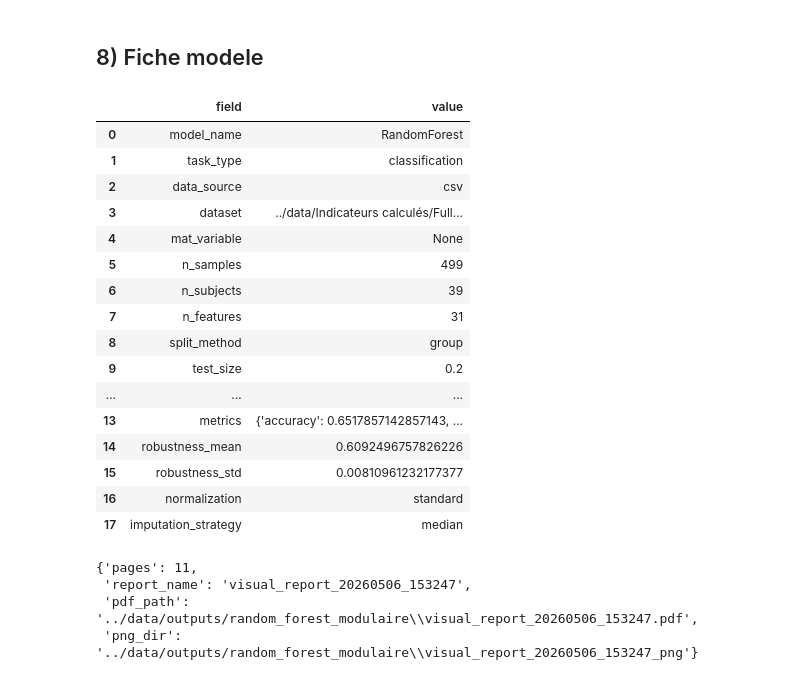
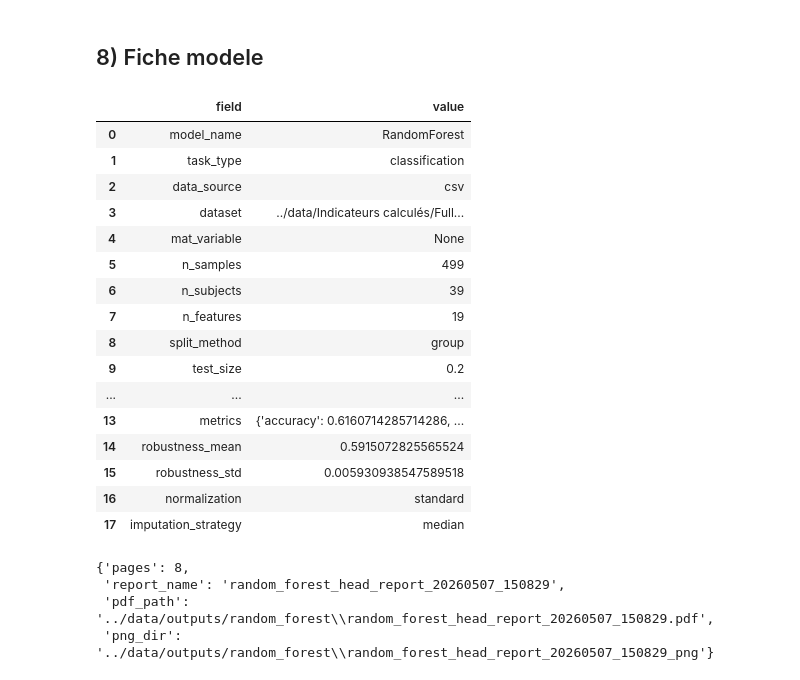
Before and after one commit to LucasCrmt/cybersickness-early-detection, a Jupyter notebook: cybersickness/RandomForest.ipynb, the cells around one changed output. Saved outputs shown, nothing was run; the diff lists cells and outputs as text; code cells hidden in the pictures.

```diff
--- a/cybersickness/RandomForest.ipynb
+++ b/cybersickness/RandomForest.ipynb
@@ -63,7 +63,24 @@ PREPROCESS_PROFILE = {
     # Colonnes a exclure des features (insensible a la casse)
     "exclude_features": ["minute", "Minute"],
     # include_features : "all" ou liste de colonnees à inclure
-    "include_features": "all",
+    "include_features": [
+        "Amp01X",
+        "Amp01Y",
+        "Amp01Z",
+        "Amp04X",
+        "Amp04Y",
+        "Amp04Z",
+        "TotMovX",
+        "TotMovY",
+        "TotMovZ",
+        "TotMovXYZ",
+        "%Pow01X",
+        "%Pow01Y",
+        "%Pow01Z",
+        "%Pow04X",
+        "%Pow04Y",
+        "%Pow04Z",
+    ],
 }
 
 TARGET_PROFILE = {
@@ -97,26 +114,29 @@ EVAL_PROFILE = {
 }
 
 OUTPUT_PROFILE = {
-    "output_dir": r"../data/outputs/random_forest_modulaire",
+    "output_dir": r"../data/outputs/random_forest",
     "save_model_card": True,
     "save_visual_report": True,
     "visual_report_format": "both",  # pdf / png / both
-    "visual_report_name": "visual_report",
+    "visual_report_name": "random_forest_head_report",
     # "all" pour tout, ou une liste explicite de fonctions
     "visual_report_functions": [
         "visual_cover_page",
         "visual_split_report",
         "visual_correlation_pages",
+        "visual_confusion_matrix",
+        "visual_feature_importance",
+        "visual_pca",
         "visual_violin_pages",
-        "visual_clipping_boxplots",
     ],
     "max_corr_features": 32,
     "max_violin_features": 48,
     "violin_features_per_page": 10,
+    "top_n_importance": 20, # nombre de features dans le graphe d'importance
     # Texte libre presente sur la page de garde du rapport visuel (optionnel)
     "hypothesis": (
         """
-            Les indicateurs
+            Nous regardons ici la performance de random forest sur les données de mouvement de tête seulement.
         """
     ),
 }
@@ -409,44 +429,50 @@ model_card = build_model_card(
     model_profile=MODEL_PROFILE,
     data_profile=DATA_PROFILE,
     best_params=best_params,
     metrics=metrics,
     noise_scores=noise_scores,
     preprocess_profile=PREPROCESS_PROFILE,
 )
 
 display(pd.DataFrame([{"field": k, "value": str(v)} for k, v in model_card.items()]))
 
 export_visual_report(
     dataset_df=dataset_df,
     feature_cols=feature_cols,
     model_profile=MODEL_PROFILE,
     output_profile=OUTPUT_PROFILE,
     train_idx=train_idx,
     val_idx=val_idx,
     test_idx=test_idx,
     target_profile=TARGET_PROFILE,
+    data_profile=DATA_PROFILE,
     raw_df=raw_df,
-    preprocess_profile=PREPROCESS_PROFILE
+    preprocess_profile=PREPROCESS_PROFILE,
+    final_model=final_model,
+    pred_test=pred_test,
+    y_test=y_test,
+    metrics=metrics,
+    X_test_imp=X_test_imp,
 )
 # %% [output]
 |  | field | value |
 | 0 | model_name | RandomForest |
 | 1 | task_type | classification |
 | 2 | data_source | csv |
 | 3 | dataset | ../data/Indicateurs calculés/Full... |
 | 4 | mat_variable | None |
 | 5 | n_samples | 499 |
 | 6 | n_subjects | 39 |
-| 7 | n_features | 31 |
+| 7 | n_features | 19 |
 | 8 | split_method | group |
 | 9 | test_size | 0.2 |
 | ... | ... | ... |
-| 13 | metrics | {'accuracy': 0.6517857142857143, ... |
-| 14 | robustness_mean | 0.6092496757826226 |
-| 15 | robustness_std | 0.00810961232177377 |
+| 13 | metrics | {'accuracy': 0.6160714285714286, ... |
+| 14 | robustness_mean | 0.5915072825565524 |
+| 15 | robustness_std | 0.005930938547589518 |
 | 16 | normalization | standard |
 | 17 | imputation_strategy | median |
-{'pages': 11,
- 'report_name': 'visual_report_20260506_153247',
- 'pdf_path': '../data/outputs/random_forest_modulaire\\visual_report_20260506_153247.pdf',
- 'png_dir': '../data/outputs/random_forest_modulaire\\visual_report_20260506_153247_png'}
+{'pages': 8,
+ 'report_name': 'random_forest_head_report_20260507_150829',
+ 'pdf_path': '../data/outputs/random_forest\\random_forest_head_report_20260507_150829.pdf',
+ 'png_dir': '../data/outputs/random_forest\\random_forest_head_report_20260507_150829_png'}
```
Also changed, not shown: parts of 5 cells of this notebook, 1 other file.
